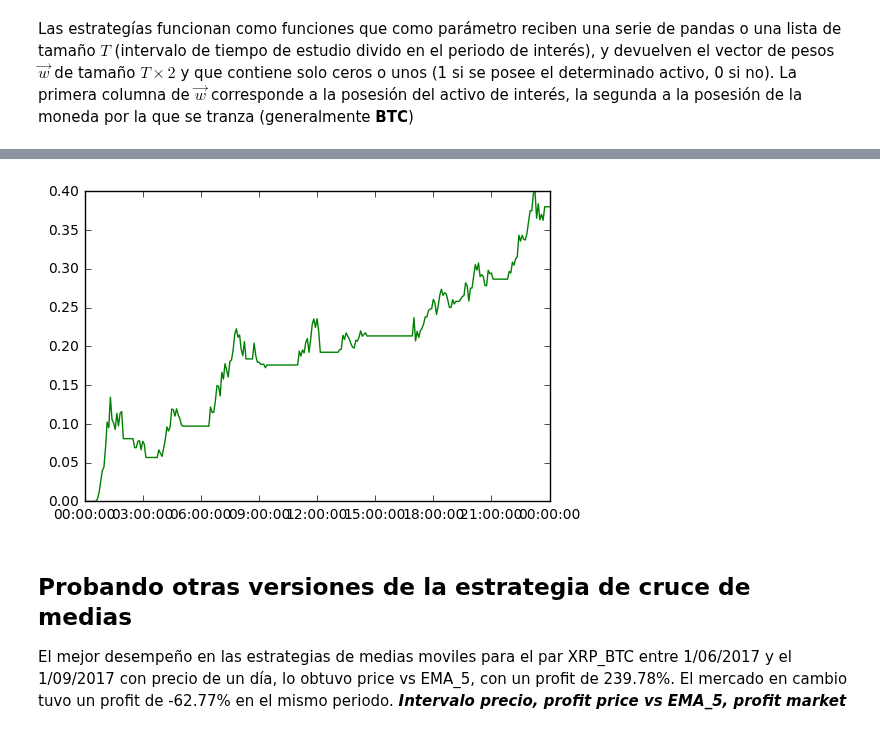
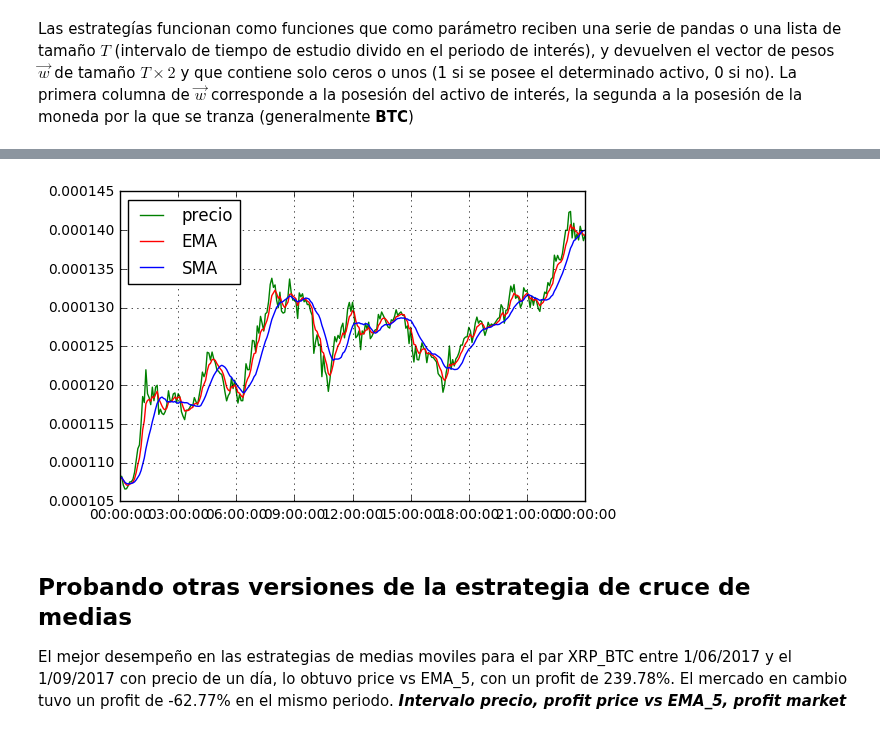
Before and after one commit to ADCryptoSolutions/adcb, a Jupyter notebook: Bot organizado.ipynb, the cells around one changed output, grey strips where cells are left out. Cells and saved outputs as stored; diff of their text form; code cells hidden in the pictures.

```diff
--- a/Bot organizado.ipynb
+++ b/Bot organizado.ipynb
@@ -97,13 +97,13 @@ def estrategiaEMAvsSMA(serie, smaPeriod=13,emaPeriod=5):
     w['w'] = w['w'].apply(change5)
 
     w["orders"] = orders(w["w"])
-    """
+
     plt.plot(df.index,df['close'],'g',label='precio')
     plt.plot(df.index,ema,'r',label='EMA')
     plt.plot(df.index,sma,'b',label='SMA')
     plt.legend(loc='best')
     plt.grid()
-    """
+
     return w
 
 
@@ -111,11 +111,11 @@ def estrategiaEMAvsSMA(serie, smaPeriod=13,emaPeriod=5):
 w = estrategiaEMAvsSMA(df['close'])
 relativeReturn, vecReturn = profit(w["w"],df["close"])
 
-plt.plot(df.index,vecReturn,'g',label='retorno')
+#plt.plot(df.index,vecReturn,'g',label='retorno')
 
 
 print 'El retorno relativo con la estrategia EMA5 VS SMA20 fue: %s'%(relativeReturn*100)
-print w
+print w.head(15)
 # %% [output]
 El retorno relativo con la estrategia EMA5 VS SMA20 fue: 38.0240659932
                        w orders
@@ -137,4 +138,4 @@ date
-[figure, old version]
+[figure, new version]
 # %% [markdown]
 ## Probando otras versiones de la estrategia de cruce de medias
 
```
Also changed, not shown: parts of 4 cells of this notebook, 2 other files.
